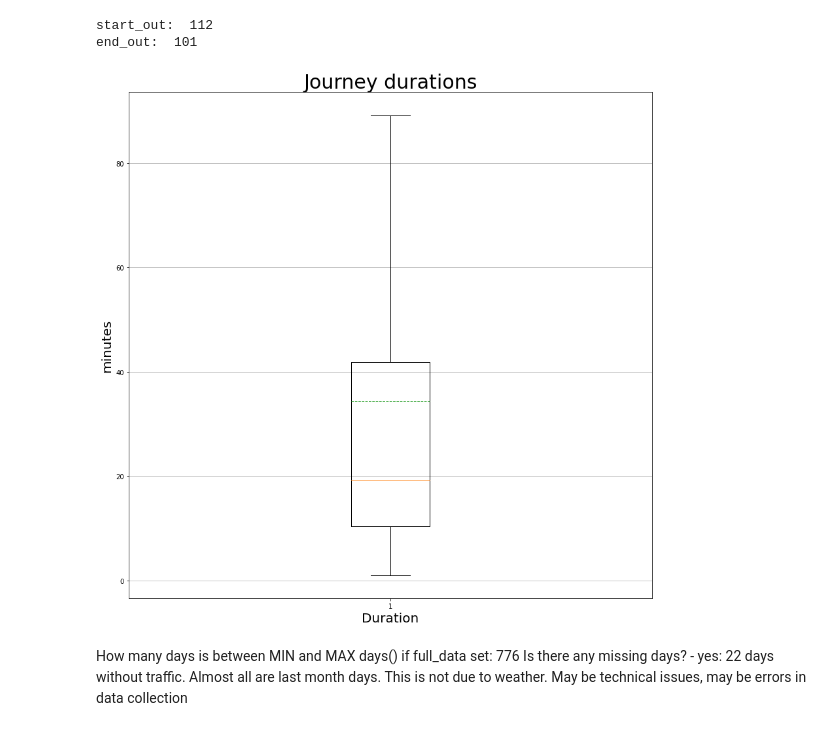
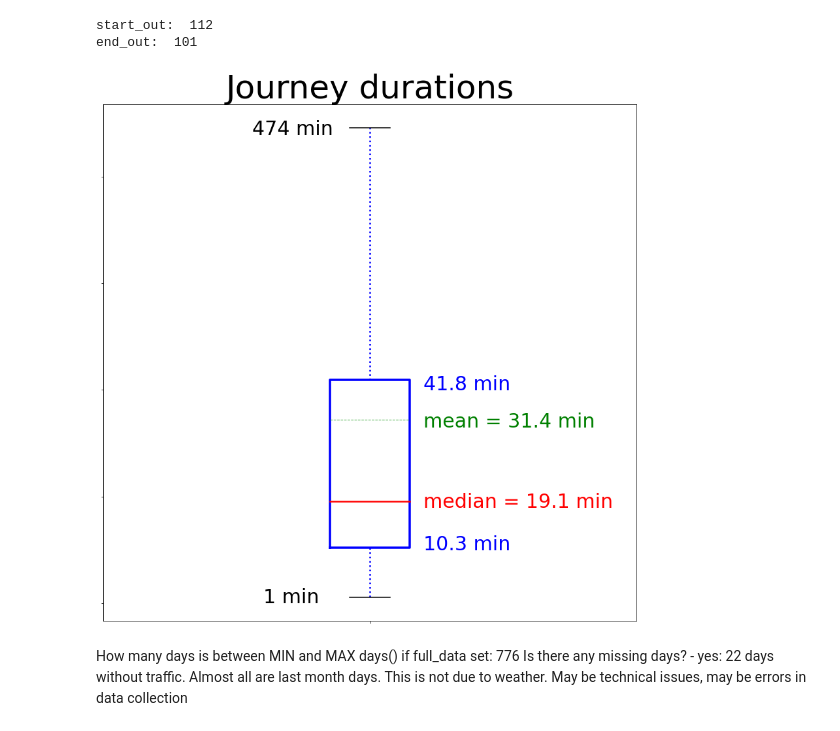
Before and after one commit to daim77/python_BI_analysis_bike_sharing, a Jupyter notebook: results.ipynb, the cells around one changed output. Saved outputs shown, nothing was run; the diff lists cells and outputs as text; code cells hidden in the pictures.

Commit message:
box plot duration

```diff
--- a/results.ipynb
+++ b/results.ipynb
@@ -572,21 +570,43 @@ print('end_out: ', df['end_station_id'].unique().shape[0])
 # %% [output]
 start_out:  112
 end_out:  101
-# %%
-import matplotlib.pyplot as plt
-
-fig, ax = plt.subplots(figsize=(12,12))
-ax.set_title('Journey durations', fontsize=30)
-ax.set_xlabel('Duration', fontsize=20)
-ax.set_ylabel('minutes', fontsize=20)
-ax.yaxis.grid(True)
-
-ax.boxplot(full_data_df.duration_s / 60, showfliers=False, whis=1.5, showmeans=True, meanline=True)
-
-plt.tight_layout()
-plt.show()
-# %% [output]
-[figure, removed]
+# %%
+import matplotlib.pyplot as plt
+
+
+fig, ax = plt.subplots(figsize=(12, 12))
+
+ax = (full_data_df['duration_s']/60)\
+    .plot(kind='box',
+          boxprops=dict(linestyle='-', linewidth=3.5, color='blue'),
+          flierprops=dict(linestyle='-', linewidth=1.5),
+          medianprops=dict(linestyle='-', linewidth=2.5, color='r'),
+          whiskerprops=dict(linestyle=':', linewidth=2.5, color='b'),
+          capprops=dict(linestyle='-', linewidth=1.5, color='k'),
+          showfliers=False, grid=True, rot=0, showmeans=True, meanline=True, whis=1.5)
+
+ax.grid(False)
+ax.set_title('Journey durations', fontsize=50)
+
+# ax.set_xlabel('Duration', fontsize=30)
+# ax.set_ylabel('[minutes]', fontsize=30)
+
+ax.set_xticklabels([])
+ax.set_xticks([], minor=True)
+ax.set_yticklabels([])
+ax.set_yticks([], minor=True)
+
+plt.text(1.1, 18, 'median = 19.1 min', {'color': 'r', 'fontsize': 30})
+plt.text(1.1, 33, 'mean = 31.4 min', {'color': 'g', 'fontsize': 30})
+plt.text(1.1, 10, '10.3 min', {'color': 'b', 'fontsize': 30})
+plt.text(1.1, 40, '41.8 min', {'color': 'b', 'fontsize': 30})
+plt.text(0.8, 0, '1 min', {'color': 'k', 'fontsize': 30})
+plt.text(0.78, 88, '474 min', {'color': 'k', 'fontsize': 30})
+
+plt.tight_layout()
+plt.show()
+# %% [output]
+[figure, added]
 # %% [markdown]
 How many days is between MIN and MAX days() if full_data set: 776
 Is there any missing days? - yes:  22 days without traffic. Almost all are last month days.
```
Also changed, not shown: parts of 1 cell of this notebook.
